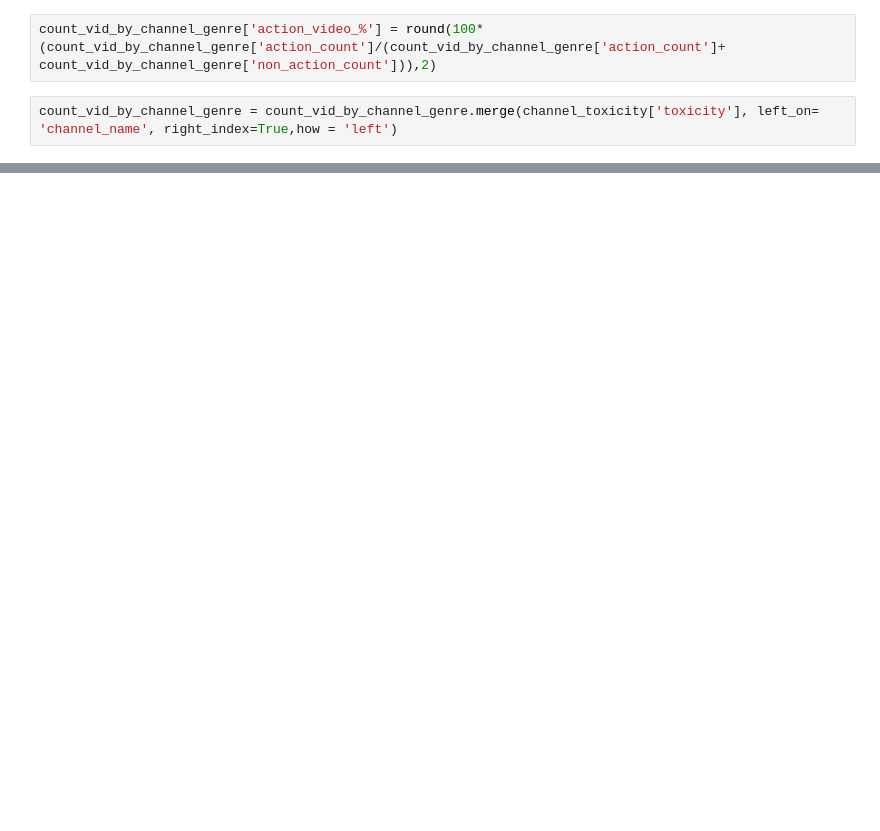
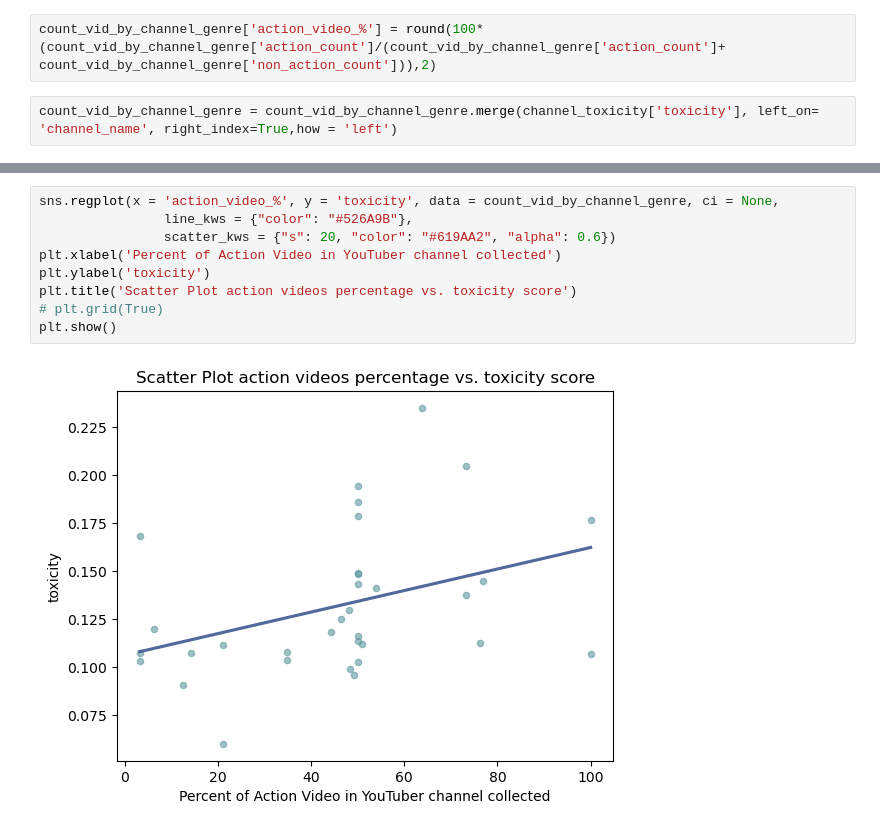
Before and after one commit to IMT-547-Team-1/YouTube-Toxic-Comments, a Jupyter notebook: Analysis/01 Analysis.ipynb, the cells around one changed output, grey strips where cells are left out. Drawn from its saved outputs; the diff is of its cells as text; blank space fills up the shorter version.

```diff
--- a/Analysis/01 Analysis.ipynb
+++ b/Analysis/01 Analysis.ipynb
@@ -156,0 +174,11 @@ count_vid_by_channel_genre.sort_values(by = 'action_video_%', ascending = False)
+# %%
+sns.regplot(x = 'action_video_%', y = 'toxicity', data = count_vid_by_channel_genre, ci = None,
+                line_kws = {"color": "#526A9B"},
+                scatter_kws = {"s": 20, "color": "#619AA2", "alpha": 0.6})
+plt.xlabel('Percent of Action Video in YouTuber channel collected')
+plt.ylabel('toxicity')
+plt.title('Scatter Plot action videos percentage vs. toxicity score')
+# plt.grid(True)
+plt.show()
+# %% [output]
+[figure, added]
```
Also changed, not shown: parts of 7 cells of this notebook, 29 other files.
